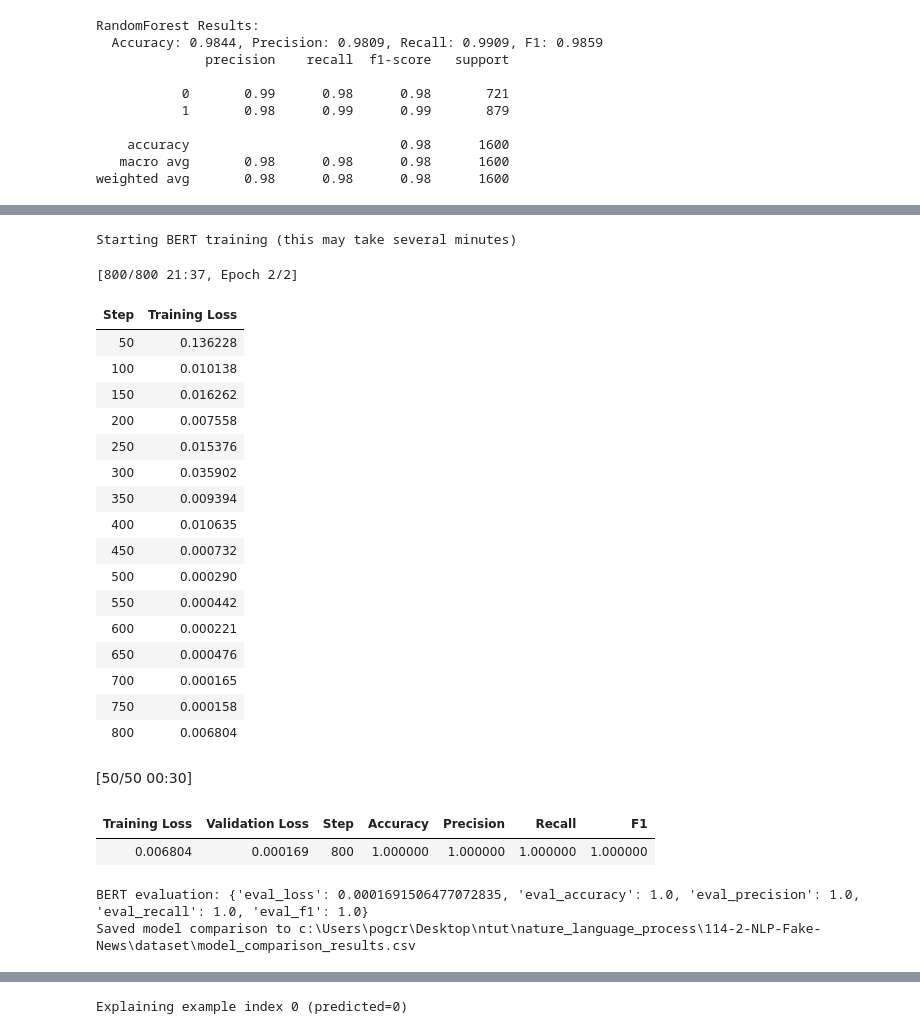
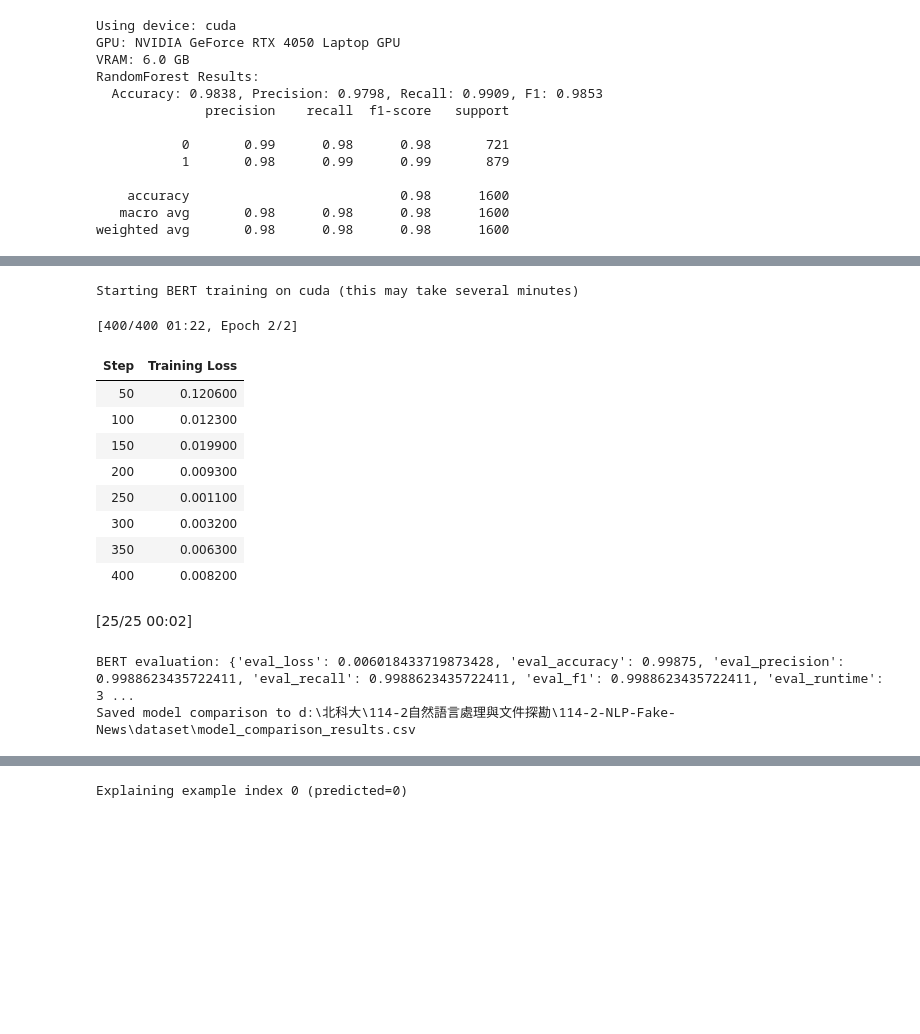
Before and after one commit to IanChen611/114-2-NLP-Fake-News, a Jupyter notebook: src/main.ipynb, the cells around one changed output, grey strips where cells are left out. Cells and saved outputs as stored; diff of their text form; code cells hidden in the pictures; blank space fills up the shorter version.

Commit message:
Add Step3 and Step4, and it can train by CUDA.

```diff
--- a/src/main.ipynb
+++ b/src/main.ipynb
@@ -137,6 +569,7 @@ if 'label' in clean_df.columns:
 # %%
 # Step 5: 訓練 BERT 模型與傳統模型比較
 import os
+import torch
 import pandas as pd
 import numpy as np
 from sklearn.model_selection import train_test_split
@@ -148,9 +581,15 @@ from sklearn.metrics import accuracy_score, precision_score, recall_score, f1_sc
 from datasets import Dataset
 from transformers import DistilBertTokenizerFast, DistilBertForSequenceClassification, Trainer, TrainingArguments
 
+# 偵測 CUDA
+device = torch.device('cuda' if torch.cuda.is_available() else 'cpu')
+print(f'Using device: {device}')
+if torch.cuda.is_available():
+    print(f'GPU: {torch.cuda.get_device_name(0)}')
+    print(f'VRAM: {torch.cuda.get_device_properties(0).total_memory / 1024**3:.1f} GB')
+
 data_root = os.path.normpath(os.path.join(os.getcwd(), '..', 'dataset'))
 df = pd.read_csv(os.path.join(data_root, 'cleaned_news.csv'))
-# 保證有 label 欄位
 if 'label' not in df.columns:
     raise ValueError('cleaned_news.csv 必須包含 label 欄位')
 
@@ -180,7 +619,7 @@ print('RandomForest Results:')
 print(f'  Accuracy: {rf_acc:.4f}, Precision: {rf_prec:.4f}, Recall: {rf_rec:.4f}, F1: {rf_f1:.4f}')
 print(classification_report(y_test, y_pred_rf))
 
-# BERT (DistilBERT) fine-tuning -- small demo training
+# BERT (DistilBERT) fine-tuning -- 使用 CUDA 加速
 model_name = 'distilbert-base-uncased'
 tokenizer = DistilBertTokenizerFast.from_pretrained(model_name)
 
@@ -199,11 +638,19 @@ train_ds.set_format('torch')
 test_ds.set_format('torch')
 
 model = DistilBertForSequenceClassification.from_pretrained(model_name, num_labels=2)
-training_args = TrainingArguments(output_dir=os.path.join(data_root, 'bert_out'),
-                                  per_device_train_batch_size=16,
-                                  per_device_eval_batch_size=32,
-                                  num_train_epochs=2,
-                                  logging_steps=50)
+model = model.to(device)
+
+use_cuda = torch.cuda.is_available()
+training_args = TrainingArguments(
+    output_dir=os.path.join(data_root, 'bert_out'),
+    per_device_train_batch_size=32 if use_cuda else 16,   # GPU 可用較大 batch
+    per_device_eval_batch_size=64 if use_cuda else 32,
+    num_train_epochs=2,
+    logging_steps=50,
+    fp16=use_cuda,            # 半精度浮點數加速（僅 CUDA）
+    dataloader_pin_memory=use_cuda,
+    no_cuda=not use_cuda,
+)
 
 def compute_metrics(eval_pred):
     preds, labels = eval_pred
@@ -215,8 +662,14 @@ def compute_metrics(eval_pred):
         'f1': f1_score(labels, preds, average='binary')
     }
 
-trainer = Trainer(model=model, args=training_args, train_dataset=train_ds, eval_dataset=test_ds, compute_metrics=compute_metrics)
-print('Starting BERT training (this may take several minutes)')
+trainer = Trainer(
+    model=model,
+    args=training_args,
+    train_dataset=train_ds,
+    eval_dataset=test_ds,
+    compute_metrics=compute_metrics,
+)
+print(f'Starting BERT training on {device} (this may take several minutes)')
 trainer.train()
 res = trainer.evaluate()
 print('BERT evaluation:', res)
@@ -232,8 +685,11 @@ results = {
 pd.DataFrame(results).to_csv(os.path.join(data_root, 'model_comparison_results.csv'), index=False)
 print('Saved model comparison to', os.path.join(data_root, 'model_comparison_results.csv'))
 # %% [output]
+Using device: cuda
+GPU: NVIDIA GeForce RTX 4050 Laptop GPU
+VRAM: 6.0 GB
 RandomForest Results:
-  Accuracy: 0.9844, Precision: 0.9809, Recall: 0.9909, F1: 0.9859
+  Accuracy: 0.9838, Precision: 0.9798, Recall: 0.9909, F1: 0.9853
               precision    recall  f1-score   support
 
            0       0.99      0.98      0.98       721
@@ -262,27 +704,17 @@ Notes:
-Starting BERT training (this may take several minutes)
+Starting BERT training on cuda (this may take several minutes)
-[800/800 21:37, Epoch 2/2]
+[400/400 01:22, Epoch 2/2]
 | Step | Training Loss |
-| 50 | 0.136228 |
-| 100 | 0.010138 |
-| 150 | 0.016262 |
-| 200 | 0.007558 |
-| 250 | 0.015376 |
-| 300 | 0.035902 |
-| 350 | 0.009394 |
-| 400 | 0.010635 |
-| 450 | 0.000732 |
-| 500 | 0.000290 |
-| 550 | 0.000442 |
-| 600 | 0.000221 |
-| 650 | 0.000476 |
-| 700 | 0.000165 |
-| 750 | 0.000158 |
-| 800 | 0.006804 |
+| 50 | 0.120600 |
+| 100 | 0.012300 |
+| 150 | 0.019900 |
+| 200 | 0.009300 |
+| 250 | 0.001100 |
+| 300 | 0.003200 |
+| 350 | 0.006300 |
+| 400 | 0.008200 |
-[50/50 00:30]
+[25/25 00:02]
-| Training Loss | Validation Loss | Step | Accuracy | Precision | Recall | F1 |
-| 0.006804 | 0.000169 | 800 | 1.000000 | 1.000000 | 1.000000 | 1.000000 |
-BERT evaluation: {'eval_loss': 0.0001691506477072835, 'eval_accuracy': 1.0, 'eval_precision': 1.0, 'eval_recall': 1.0, 'eval_f1': 1.0}
-Saved model comparison to c:\Users\pogcr\Desktop\ntut\nature_language_process\114-2-NLP-Fake-News\dataset\model_comparison_results.csv
+BERT evaluation: {'eval_loss': 0.006018433719873428, 'eval_accuracy': 0.99875, 'eval_precision': 0.9988623435722411, 'eval_recall': 0.9988623435722411, 'eval_f1': 0.9988623435722411, 'eval_runtime': 3 ...
+Saved model comparison to d:\北科大\114-2自然語言處理與文件探勘\114-2-NLP-Fake-News\dataset\model_comparison_results.csv
 # %%
 # Step 6: 完整的測試報告
 import os
```
Also changed, not shown: parts of 8 cells of this notebook.
